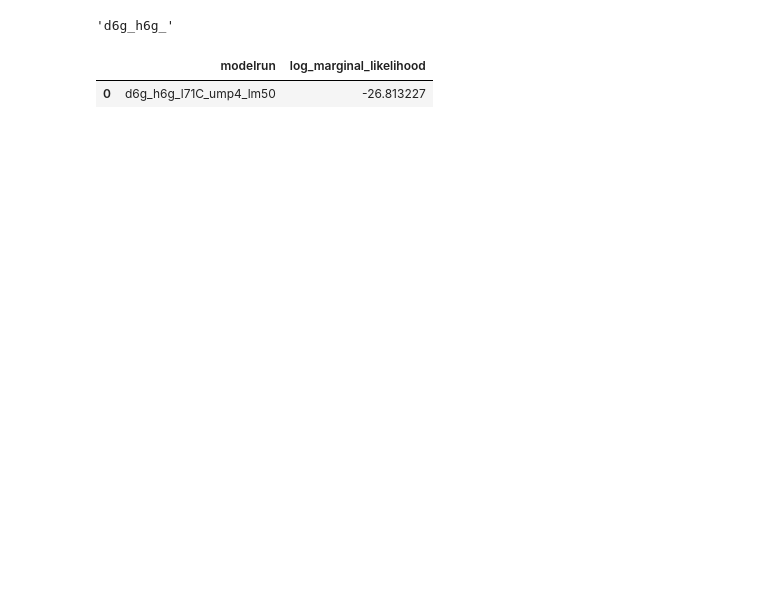
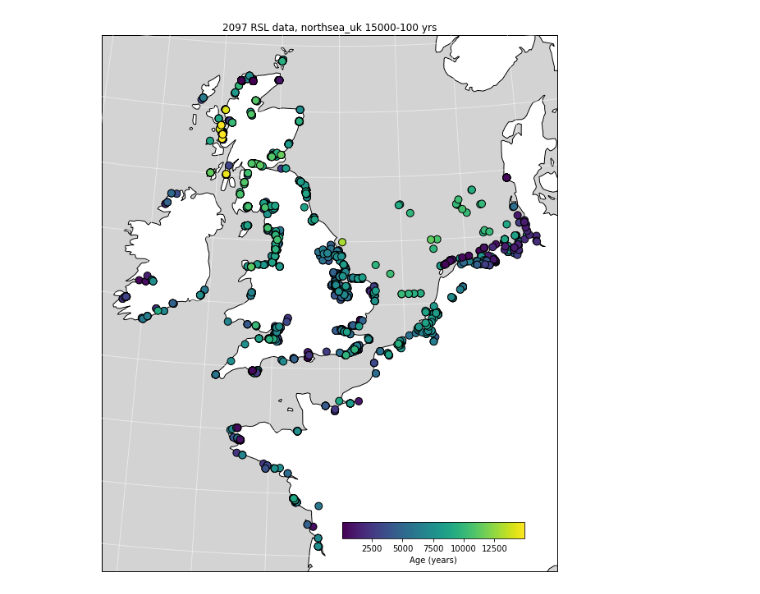
Before and after one commit to rcameronc/EU_LIG, a Jupyter notebook: rcc_notebooks/eu_lig_rccnotebook1_052020.ipynb, the cells around one changed output. Cells and saved outputs as stored; diff of their text form; code cells hidden in the pictures; blank space fills up the shorter version.

```diff
--- a/rcc_notebooks/eu_lig_rccnotebook1_052020.ipynb
+++ b/rcc_notebooks/eu_lig_rccnotebook1_052020.ipynb
@@ -197,11 +74,0 @@ PermissionError: [Errno 13] Permission denied: b'/Users/rogercreel/ws/EU_LIG/rcc
-# %%
-ice_model
-# %% [output]
-'d6g_h6g_'
-# %%
-df_out = pd.DataFrame({'modelrun': ds_single.modelrun.values.tolist(),
-                 'log_marginal_likelihood': likelist})
-df_out
-# %% [output]
-|  | modelrun | log_marginal_likelihood |
-| 0 | d6g_h6g_l71C_ump4_lm50 | -26.813227 |
@@ -208,19 +132,30 @@ df_out
 # %%
-fig, ax = plt.subplots(1, 1, figsize=(12, 12), subplot_kw=dict(projection=ccrs.LambertConformal(central_longitude=0)))
+projection = ccrs.LambertConformal(central_longitude=0)
+trans = ccrs.PlateCarree()
+fig, ax = plt.subplots(1, 1, figsize=(12, 12), subplot_kw=dict(projection=projection))
 
+ocean_50m = cfeature.NaturalEarthFeature('physical', 'ocean', '50m')
+land_50m = cfeature.NaturalEarthFeature('physical', 'land', '50m')
+
+ax.add_feature(ocean_50m, color='lightgray', zorder=0)
+ax.add_feature(land_50m, color='white', zorder=1)
+ax.gridlines(linewidth=1, color='white', alpha=0.5, zorder=4)
 ax.coastlines(resolution='50m')
+
 # ax.set_extent([-10, 10, 45, 60])
-ax.set_extent([-5, 10, 50, 55])
+# ax.set_extent([-5, 10, 50, 55])
 
 scat = ax.scatter(df_place.lon, df_place.lat, s=80, c = df_place.age,
                   cmap='viridis', edgecolor='k', linewidths=1,
-                  transform=ccrs.PlateCarree(), zorder=5)
+                  transform=trans, zorder=5)
 
-cbaxes = inset_axes(ax, width="40%", height="3%", loc=4, borderpad=6,)
+cbaxes = inset_axes(ax, width="40%", height="3%", loc=4, borderpad=4,)
 cbar = fig.colorbar(scat, ax=ax, cax=cbaxes, shrink=.5,
                     label='Age (years)',
                    orientation='horizontal')
 
 ax.set_title(f'{len(df_place)} RSL data, {place} {tmax}-{tmin} yrs');
 
 # fig.savefig('/Users/rogercreel/Desktop/dataplot_fennoscandia')
+# %% [output]
+[figure, added]
```
Also changed, not shown: parts of 8 cells of this notebook, 10 other files.
